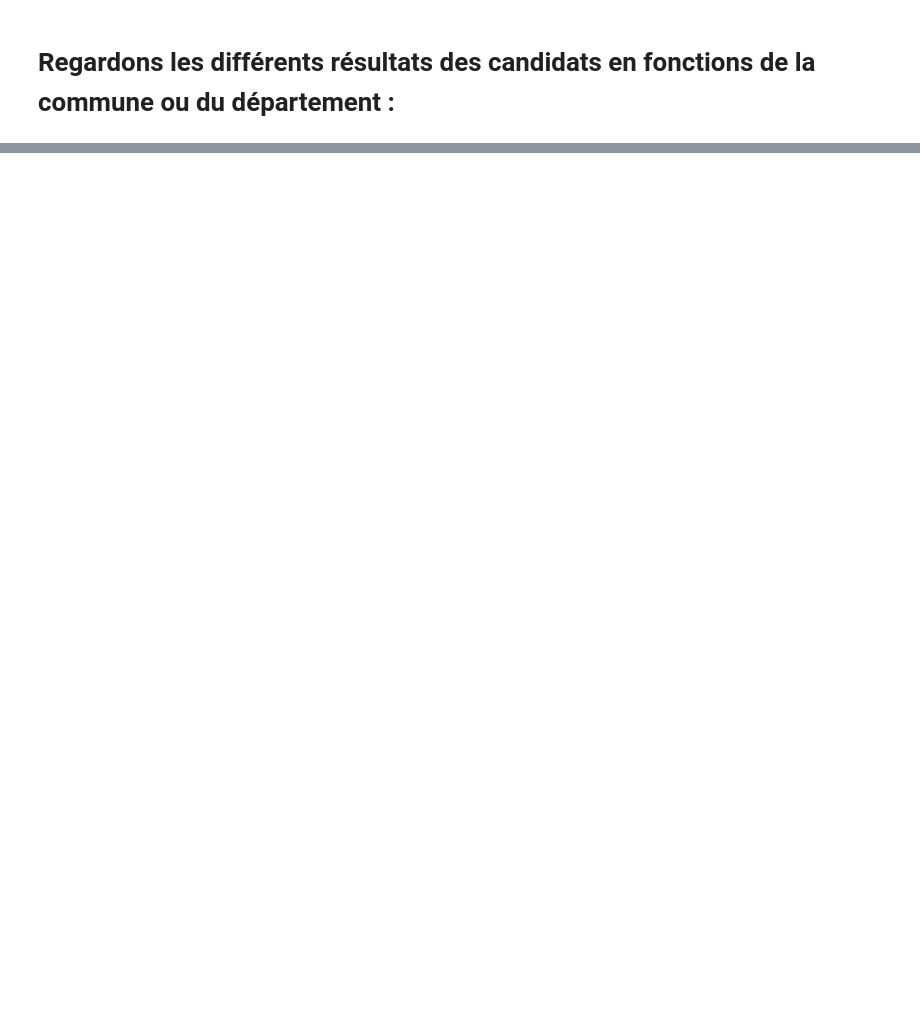
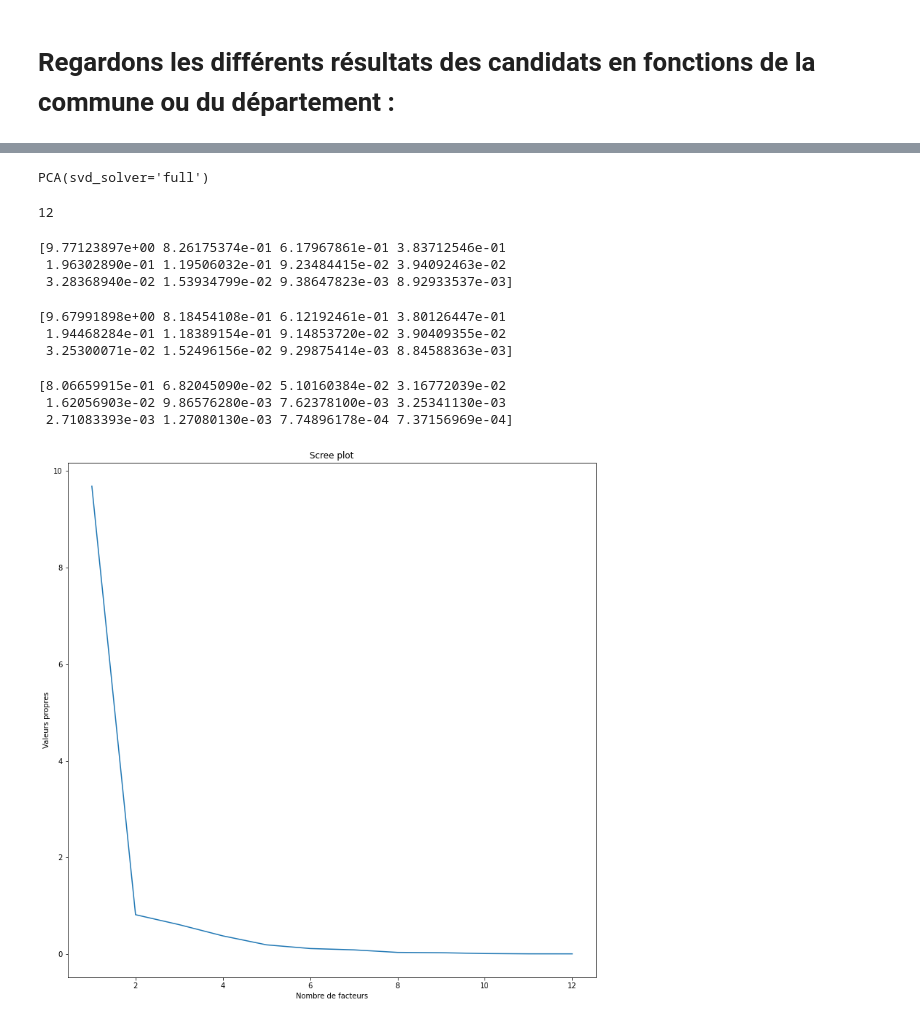
Before and after one commit to BaderEK/AnalyseDeDonnees, a Jupyter notebook: Groupe 2/Groupe 2/rendu.ipynb, the cells around one changed output, grey strips where cells are left out. Saved outputs shown, nothing was run; the diff lists cells and outputs as text; code cells hidden in the pictures; blank space fills up the shorter version.

```diff
--- a/Groupe 2/Groupe 2/rendu.ipynb
+++ b/Groupe 2/Groupe 2/rendu.ipynb
@@ -193,0 +380,41 @@ NameError: name 'df' is not defined
+# %%
+acp = PCA(svd_solver='full')
+print(acp)
+# %% [output]
+PCA(svd_solver='full')
+# %%
+coord = acp.fit_transform(Z)
+print(acp.n_components_)
+# %% [output]
+12
+# %%
+print(acp.explained_variance_)
+# %% [output]
+[9.77123897e+00 8.26175374e-01 6.17967861e-01 3.83712546e-01
+ 1.96302890e-01 1.19506032e-01 9.23484415e-02 3.94092463e-02
+ 3.28368940e-02 1.53934799e-02 9.38647823e-03 8.92933537e-03]
+# %%
+n = df_acp_dep.shape[0]
+
+p = df_acp_dep.shape[1]
+# %%
+eigval = (n-1)/n*acp.explained_variance_
+print(eigval)
+# %% [output]
+[9.67991898e+00 8.18454108e-01 6.12192461e-01 3.80126447e-01
+ 1.94468284e-01 1.18389154e-01 9.14853720e-02 3.90409355e-02
+ 3.25300071e-02 1.52496156e-02 9.29875414e-03 8.84588363e-03]
+# %%
+print(acp.explained_variance_ratio_)
+# %% [output]
+[8.06659915e-01 6.82045090e-02 5.10160384e-02 3.16772039e-02
+ 1.62056903e-02 9.86576280e-03 7.62378100e-03 3.25341130e-03
+ 2.71083393e-03 1.27080130e-03 7.74896178e-04 7.37156969e-04]
+# %%
+plt.plot(np.arange(1,p+1),eigval)
+plt.title("Scree plot")
+plt.ylabel("Valeurs propres")
+plt.xlabel("Nombre de facteurs")
+plt.show()
+# %% [output]
+[figure, added]
```
Also changed, not shown: parts of 36 cells of this notebook, 1 other file.
